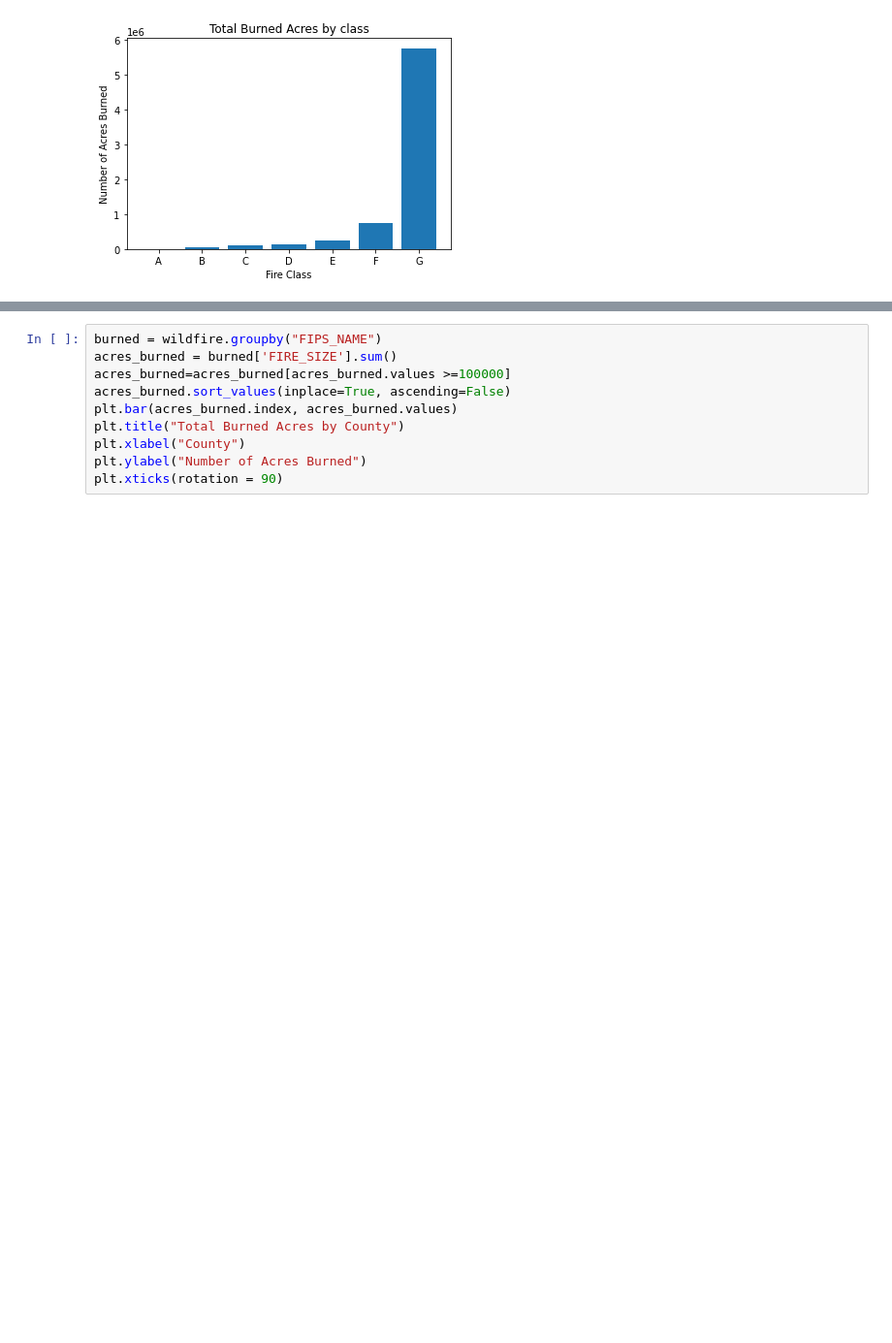
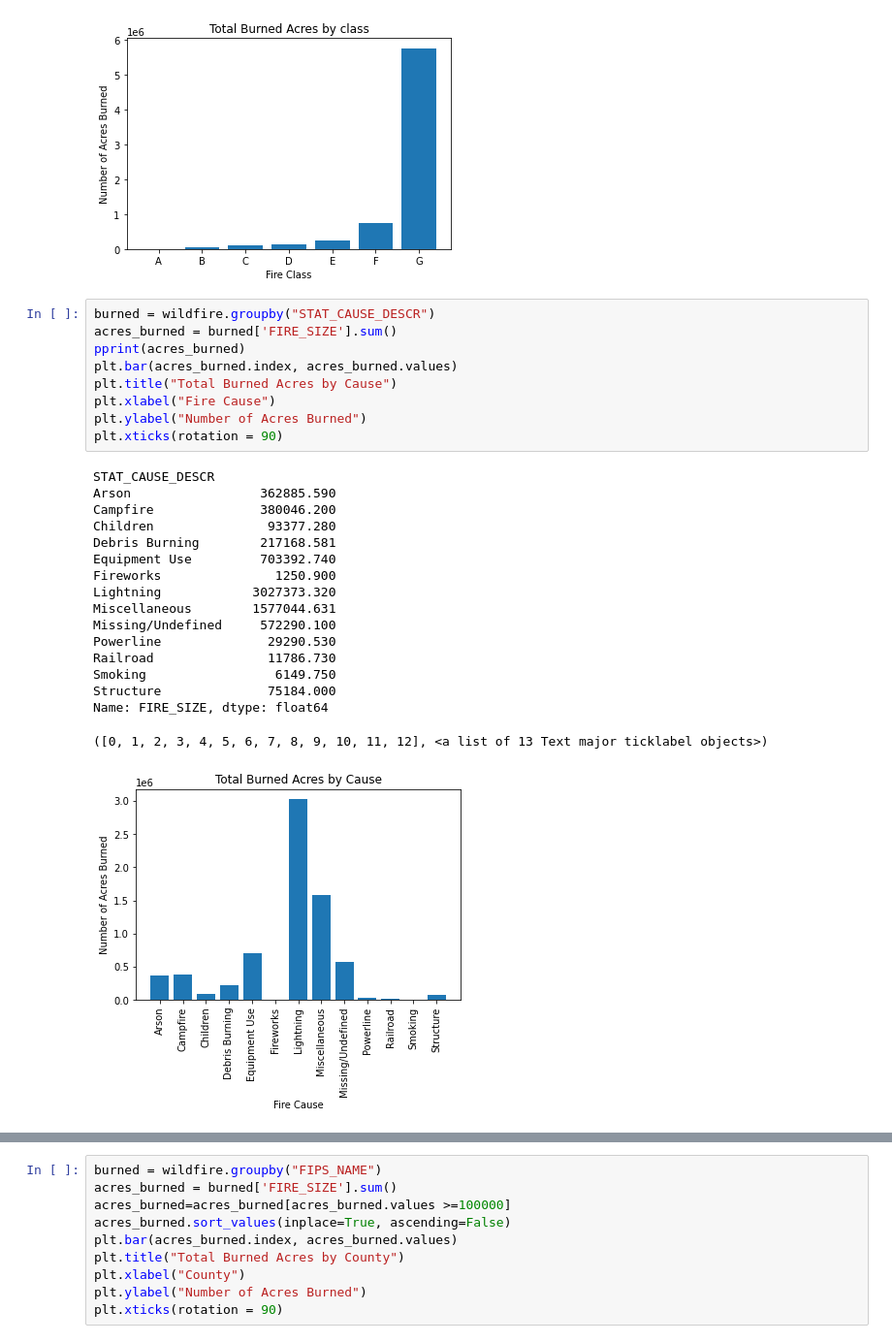
Before and after one commit to TheWarriorsUCSD/Project1, a Jupyter notebook: Rafael's Cleanup/initial_data_cleanup.ipynb, the cells around one changed output, grey strips where cells are left out. Shown: that part at 97% size. Drawn from its saved outputs; the diff is of its cells as text; blank space fills up the shorter version.

```diff
--- a/Rafael's Cleanup/initial_data_cleanup.ipynb
+++ b/Rafael's Cleanup/initial_data_cleanup.ipynb
@@ -145,3 +145,30 @@ G    5760813.030
 Name: FIRE_SIZE, dtype: float64
 Text(0, 0.5, 'Number of Acres Burned')
 [figure]
+# %%
+burned = wildfire.groupby("STAT_CAUSE_DESCR")
+acres_burned = burned['FIRE_SIZE'].sum()
+pprint(acres_burned)
+plt.bar(acres_burned.index, acres_burned.values)
+plt.title("Total Burned Acres by Cause")
+plt.xlabel("Fire Cause")
+plt.ylabel("Number of Acres Burned")
+plt.xticks(rotation = 90)
+# %% [output]
+STAT_CAUSE_DESCR
+Arson                 362885.590
+Campfire              380046.200
+Children               93377.280
+Debris Burning        217168.581
+Equipment Use         703392.740
+Fireworks               1250.900
+Lightning            3027373.320
+Miscellaneous        1577044.631
+Missing/Undefined     572290.100
+Powerline              29290.530
+Railroad               11786.730
+Smoking                 6149.750
+Structure              75184.000
+Name: FIRE_SIZE, dtype: float64
+([0, 1, 2, 3, 4, 5, 6, 7, 8, 9, 10, 11, 12], <a list of 13 Text major ticklabel objects>)
+[figure, added]
```
Also changed, not shown: parts of 1 cell of this notebook, 2 other files.
